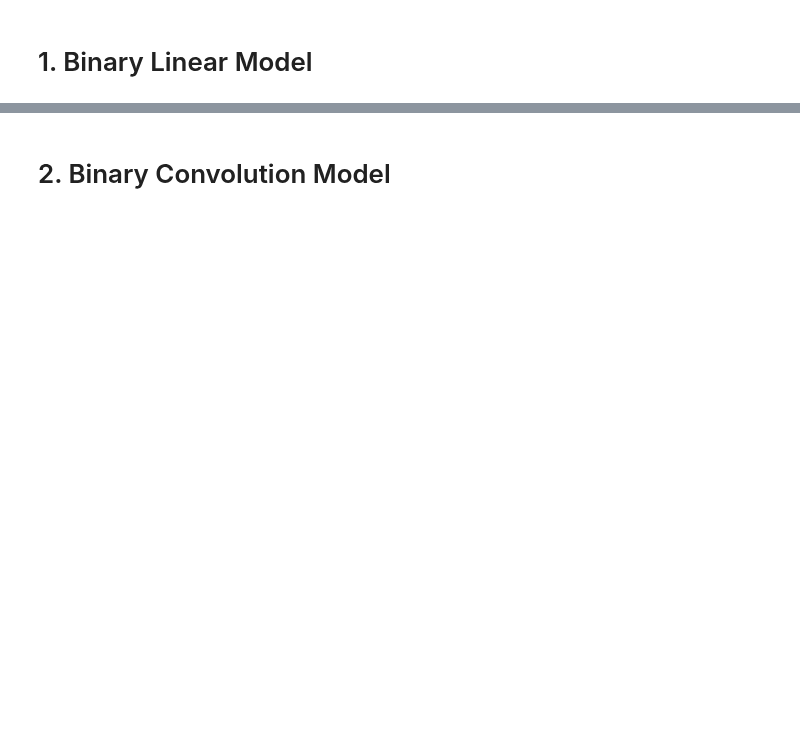
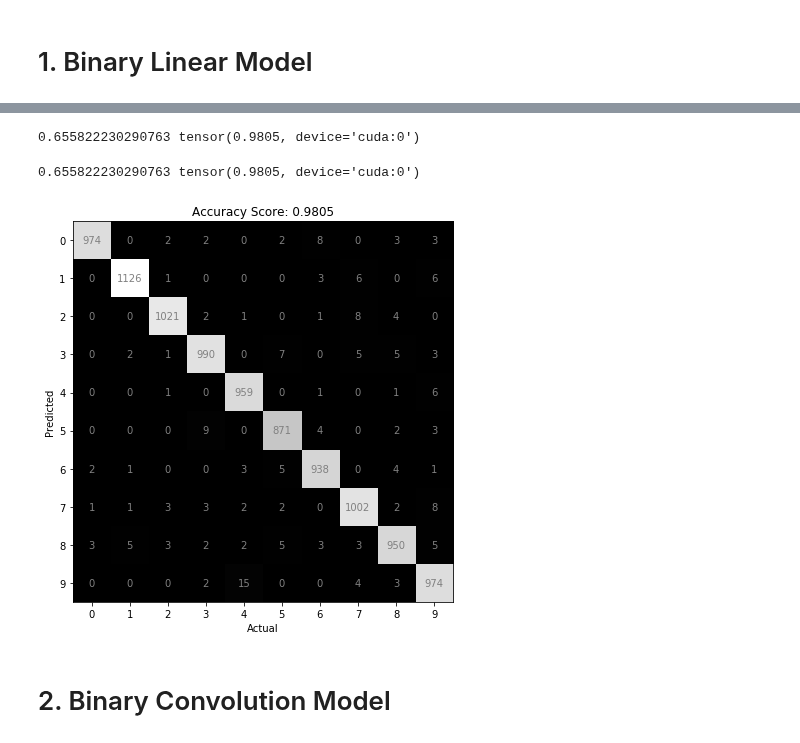
Before and after one commit to CorcovadoMing/Researchlib, a Jupyter notebook: Exp_bnn.ipynb, the cells around one changed output, grey strips where cells are left out. Cells and saved outputs as stored; diff of their text form; code cells hidden in the pictures; blank space fills up the shorter version.

```diff
--- a/Exp_bnn.ipynb
+++ b/Exp_bnn.ipynb
@@ -7,7 +7,7 @@ from researchlib.single_import import *
 # 1. Binary Linear Model
 # %%
 model = builder([
-    Reshape((-1, 784)),
+    layer.Reshape((-1, 784)),
     layer.BinarizeLinear(784, 512),
     nn.BatchNorm1d(512),
     nn.Hardtanh(),
@@ -21,10 +21,10 @@ model = builder([
     nn.LogSoftmax(-1),
 ])
 # %%
-train_loader = FromVisionDataset(vision.MNIST(True), batch_size=128)
-test_loader = FromVisionDataset(vision.MNIST(False), batch_size=128)
+train_loader = VisionDataset(vision.MNIST, batch_size=128, train=True)
+test_loader = VisionDataset(vision.MNIST, batch_size=128, train=False)
 # %%
-runner = Runner(model, train_loader, test_loader, 'adam', 'nll')
+runner = Runner(model, train_loader, test_loader, 'adam', 'nll', monitor_state='matrix', monitor_mode='max')
 # %%
 runner.init_model()
 # %% [output]
@@ -62,3 +62,13 @@ runner.fit(4, 1e-2, callbacks=[Binarized()])
+# %%
+runner.load('checkpoint.h5')
+runner.validate()
+# %% [output]
+0.655822230290763 tensor(0.9805, device='cuda:0')
+# %%
+runner.validate(metrics=[ConfusionMatrix(classes=10, plot=True)])
+# %% [output]
+0.655822230290763 tensor(0.9805, device='cuda:0')
+[figure, added]
 # %% [markdown]
 # 2. Binary Convolution Model
 # %%
```
Also changed, not shown: parts of 8 cells of this notebook, 6 other files.
